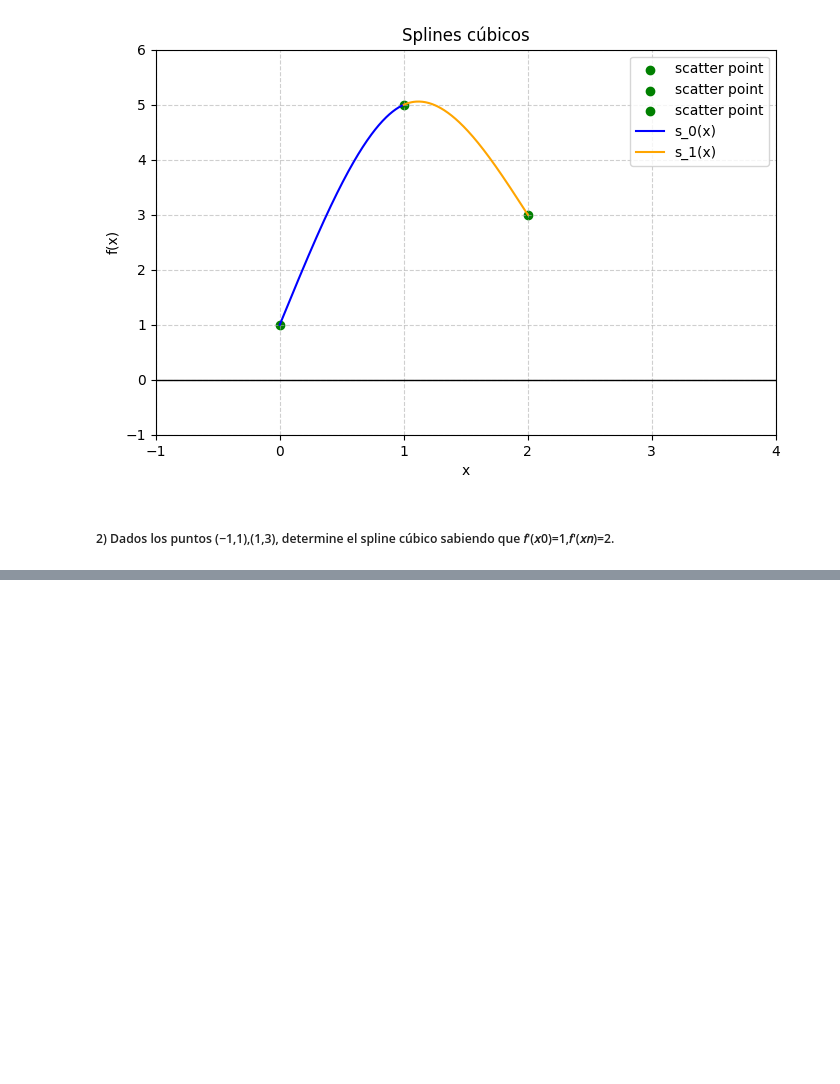
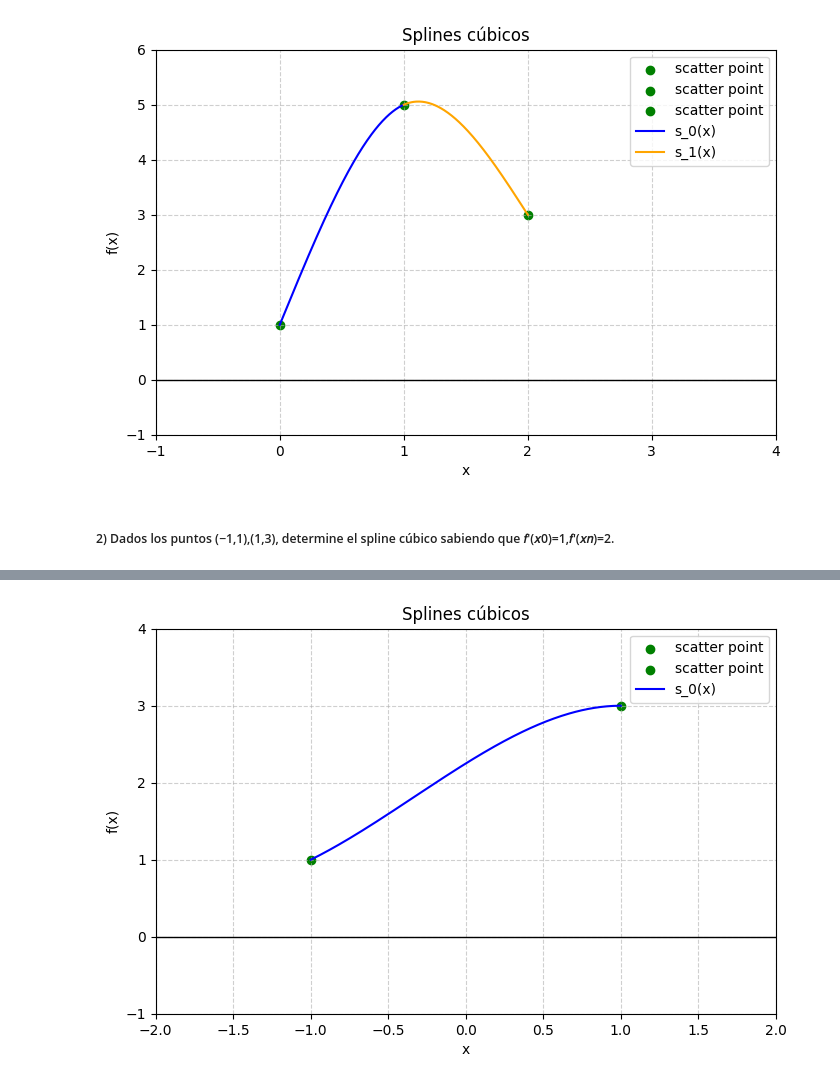
Before and after one commit to Dalzsfn/TareasMetodosNumericos, a Jupyter notebook: Tarea07/Tarea07.ipynb, the cells around one changed output, grey strips where cells are left out. Cells and saved outputs as stored; diff of their text form; code cells hidden in the pictures; blank space fills up the shorter version.

```diff
--- a/Tarea07/Tarea07.ipynb
+++ b/Tarea07/Tarea07.ipynb
@@ -62,0 +72,31 @@ plt.show()
+# %%
+import numpy as np
+import matplotlib.pyplot as plt
+
+x0,y0 = -1,1
+x1, y1= 1,3
+
+xs0 = np.linspace(-1, 1, 200)
+a0= 1
+b0= 1
+c0= -1/2
+d0= -1/4
+
+def s_0(x):
+    return a0 + b0 * (x-x0) - c0 * (x - x0) **2 + d0 * (x - x0) **3
+
+plt.figure(figsize=(8, 5))
+plt.scatter([-1.0], [1.0], color='green', label='scatter point')
+plt.scatter([1.0], [3.0], color='green', label='scatter point')
+plt.plot(xs0, s_0(xs0), label='s_0(x)', color='blue')
+plt.axhline(0, color='black', linewidth=1)
+plt.grid(True, linestyle='--', alpha=0.6)
+plt.xlabel('x')
+plt.ylabel('f(x)')
+plt.title('Splines cúbicos')
+plt.legend()
+plt.xlim(-2, 2)
+plt.ylim(-1, 4)
+plt.show()
+# %% [output]
+[figure, added]
```
Also changed, not shown: parts of 3 cells of this notebook.
